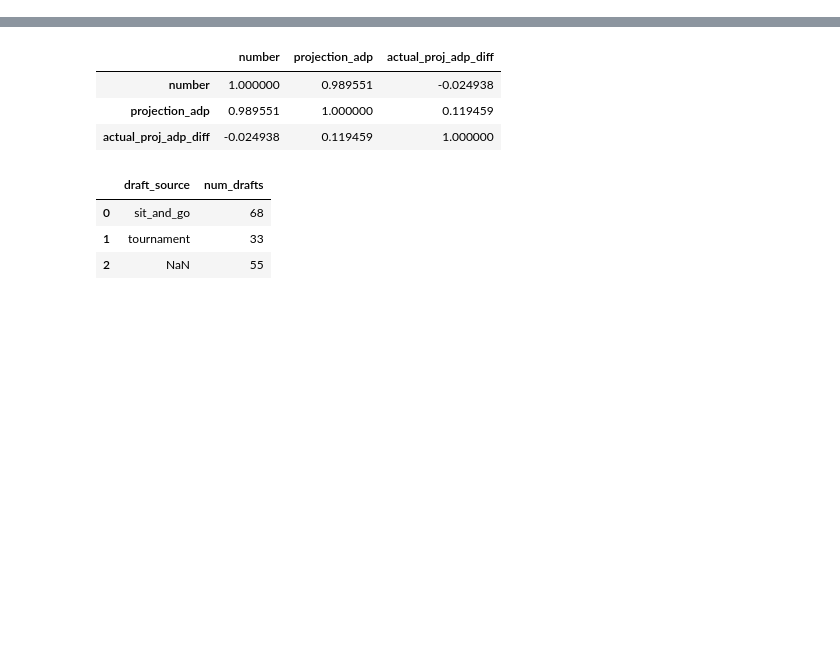
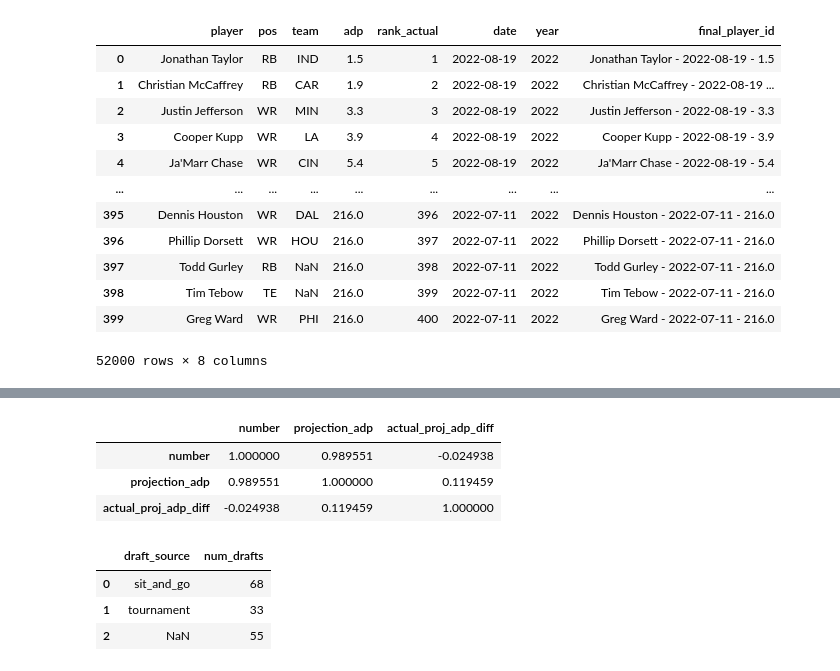
Before and after one commit to ConnorDeLong/Underdog-FF-Draft-Prediction, a Jupyter notebook: UD_draft_model/data_prep.ipynb, the cells around one changed output, grey strips where cells are left out. Saved outputs shown, nothing was run; the diff lists cells and outputs as text; code cells hidden in the pictures; blank space fills up the shorter version.

```diff
--- a/UD_draft_model/data_prep.ipynb
+++ b/UD_draft_model/data_prep.ipynb
@@ -237,0 +325,17 @@ Index(['player', 'pos', 'team', 'adp', 'rank', 'date', 'Unnamed: 0', 'cdelong',
+# %%
+df_ranks = compile_ranks(path.join(DATA_FOLDER, '2022/player_ranks'))
+df_ranks
+# %% [output]
+|  | player | pos | team | adp | rank_actual | date | year | final_player_id |
+| 0 | Jonathan Taylor | RB | IND | 1.5 | 1 | 2022-08-19 | 2022 | Jonathan Taylor - 2022-08-19 - 1.5 |
+| 1 | Christian McCaffrey | RB | CAR | 1.9 | 2 | 2022-08-19 | 2022 | Christian McCaffrey - 2022-08-19 ... |
+| 2 | Justin Jefferson | WR | MIN | 3.3 | 3 | 2022-08-19 | 2022 | Justin Jefferson - 2022-08-19 - 3.3 |
+| 3 | Cooper Kupp | WR | LA | 3.9 | 4 | 2022-08-19 | 2022 | Cooper Kupp - 2022-08-19 - 3.9 |
+| 4 | Ja'Marr Chase | WR | CIN | 5.4 | 5 | 2022-08-19 | 2022 | Ja'Marr Chase - 2022-08-19 - 5.4 |
+| ... | ... | ... | ... | ... | ... | ... | ... | ... |
+| 395 | Dennis Houston | WR | DAL | 216.0 | 396 | 2022-07-11 | 2022 | Dennis Houston - 2022-07-11 - 216.0 |
+| 396 | Phillip Dorsett | WR | HOU | 216.0 | 397 | 2022-07-11 | 2022 | Phillip Dorsett - 2022-07-11 - 216.0 |
+| 397 | Todd Gurley | RB | NaN | 216.0 | 398 | 2022-07-11 | 2022 | Todd Gurley - 2022-07-11 - 216.0 |
+| 398 | Tim Tebow | TE | NaN | 216.0 | 399 | 2022-07-11 | 2022 | Tim Tebow - 2022-07-11 - 216.0 |
+| 399 | Greg Ward | WR | PHI | 216.0 | 400 | 2022-07-11 | 2022 | Greg Ward - 2022-07-11 - 216.0 |
+52000 rows × 8 columns
```
Also changed, not shown: parts of 14 cells of this notebook, 12 other files.
